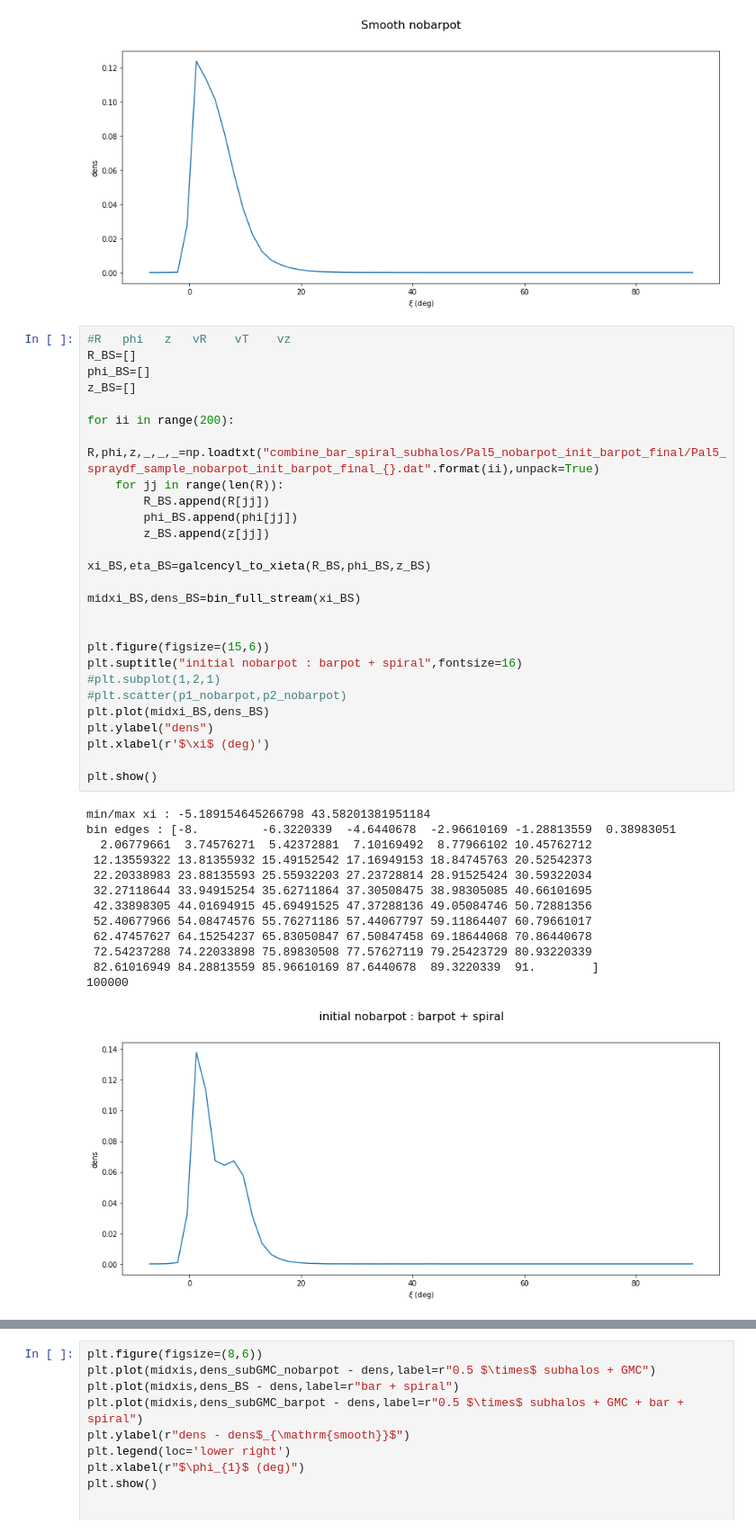
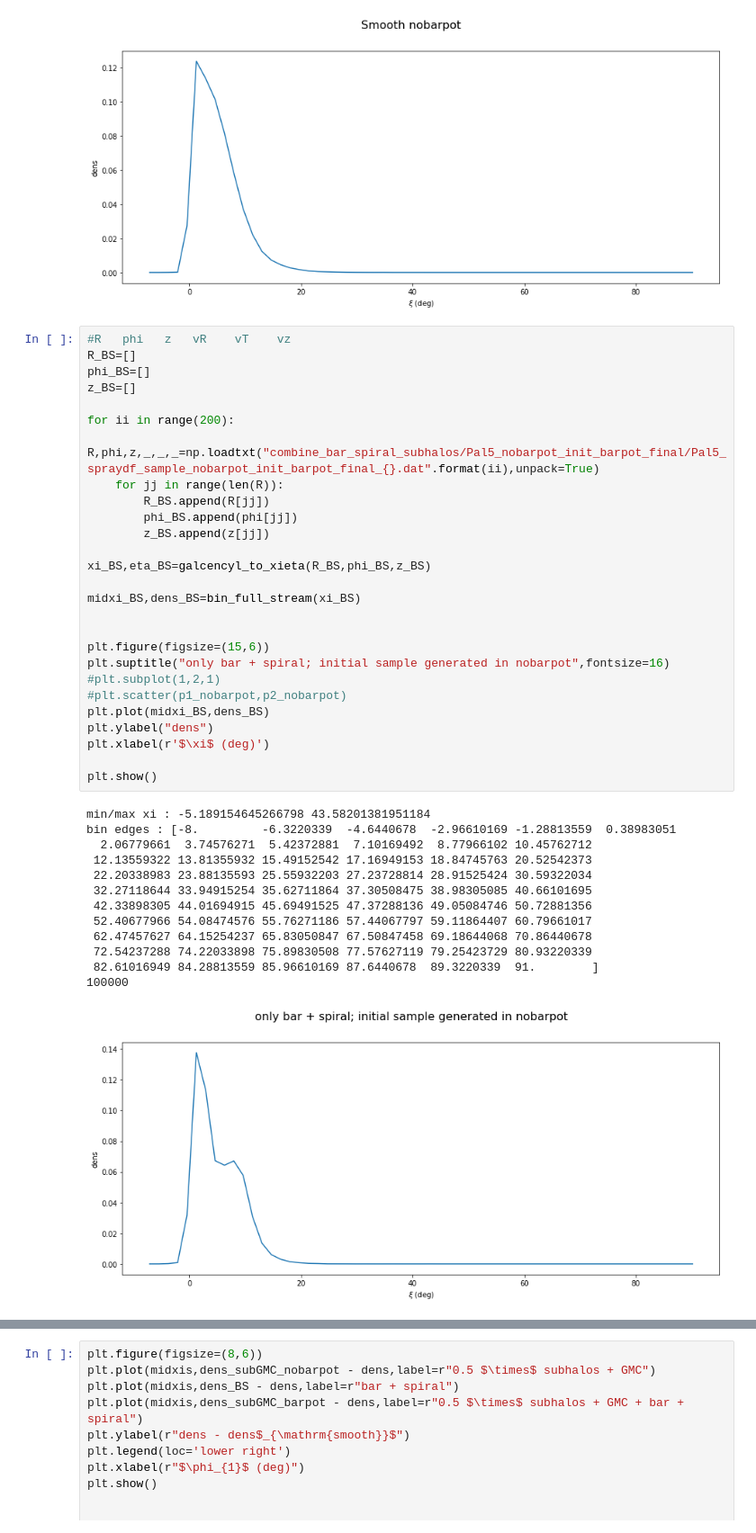
Before and after one commit to nbanik/Analyze_GD-1, a Jupyter notebook: spraydf_combine_bar+spiral and subhalos.ipynb, the cells around one changed output, grey strips where cells are left out. Shown at 90% size. Drawn from its saved outputs; the diff is of its cells as text.

```diff
--- a/spraydf_combine_bar+spiral and subhalos.ipynb
+++ b/spraydf_combine_bar+spiral and subhalos.ipynb
@@ -893,35 +890,35 @@ for ii in range(200):
         R_BS.append(R[jj])
         phi_BS.append(phi[jj])
         z_BS.append(z[jj])
 
 xi_BS,eta_BS=galcencyl_to_xieta(R_BS,phi_BS,z_BS)
 
 midxi_BS,dens_BS=bin_full_stream(xi_BS)
 
 
 plt.figure(figsize=(15,6))
-plt.suptitle("initial nobarpot : barpot + spiral",fontsize=16)
+plt.suptitle("only bar + spiral; initial sample generated in nobarpot",fontsize=16)
 #plt.subplot(1,2,1)
 #plt.scatter(p1_nobarpot,p2_nobarpot)
 plt.plot(midxi_BS,dens_BS)
 plt.ylabel("dens")
 plt.xlabel(r'$\xi$ (deg)')
 
 plt.show()
 # %% [output]
 min/max xi : -5.189154645266798 43.58201381951184
 bin edges : [-8.         -6.3220339  -4.6440678  -2.96610169 -1.28813559  0.38983051
   2.06779661  3.74576271  5.42372881  7.10169492  8.77966102 10.45762712
  12.13559322 13.81355932 15.49152542 17.16949153 18.84745763 20.52542373
  22.20338983 23.88135593 25.55932203 27.23728814 28.91525424 30.59322034
  32.27118644 33.94915254 35.62711864 37.30508475 38.98305085 40.66101695
  42.33898305 44.01694915 45.69491525 47.37288136 49.05084746 50.72881356
  52.40677966 54.08474576 55.76271186 57.44067797 59.11864407 60.79661017
  62.47457627 64.15254237 65.83050847 67.50847458 69.18644068 70.86440678
  72.54237288 74.22033898 75.89830508 77.57627119 79.25423729 80.93220339
  82.61016949 84.28813559 85.96610169 87.6440678  89.3220339  91.        ]
 100000
-[figure, old version]
+[figure, new version]
 # %%
 R_subGMC_barpot=[]
 phi_subGMC_barpot=[]
```
Also changed, not shown: parts of 7 cells of this notebook.
